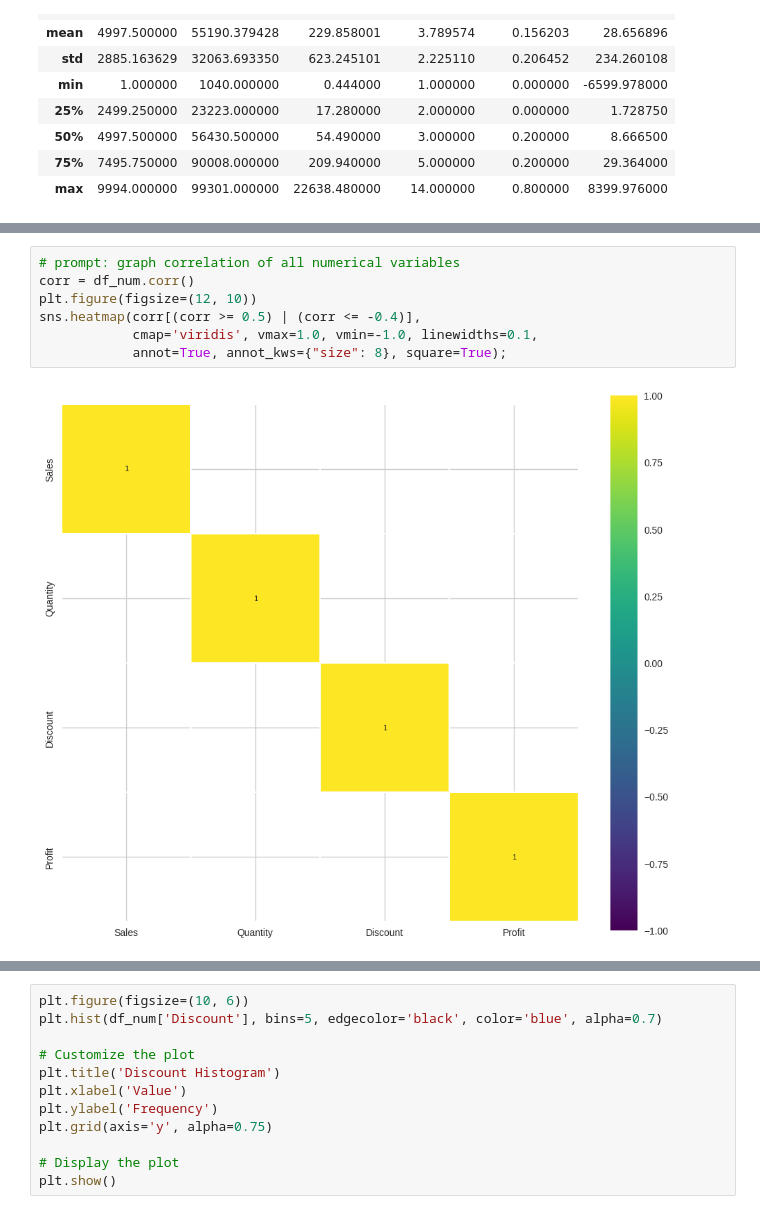
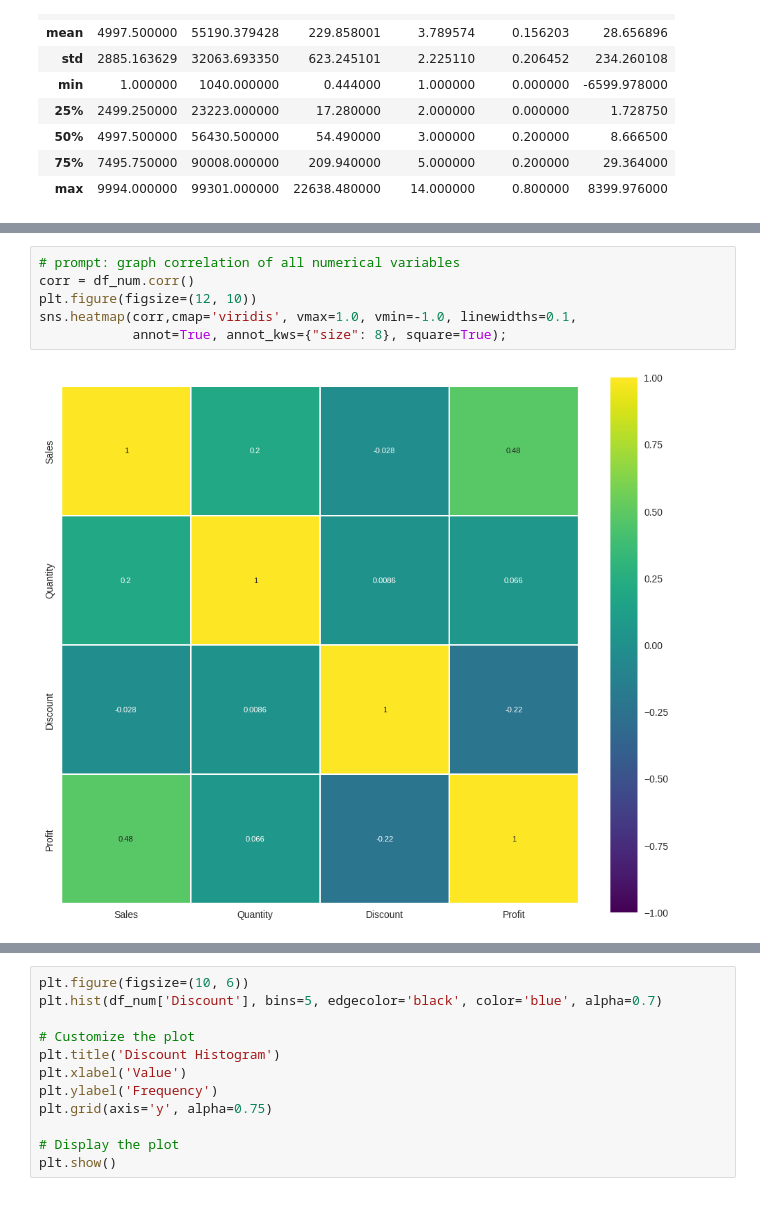
Before and after one commit to sheikita/SDS-Clustering, a Jupyter notebook: TestSegmentation.ipynb, the cells around one changed output, grey strips where cells are left out. Drawn from its saved outputs; the diff is of its cells as text.

```diff
--- a/TestSegmentation.ipynb
+++ b/TestSegmentation.ipynb
@@ -181,11 +155,10 @@ plt.gca().spines[['top', 'right',]].set_visible(False)
 # %%
 # prompt: graph correlation of all numerical variables
 corr = df_num.corr()
 plt.figure(figsize=(12, 10))
-sns.heatmap(corr[(corr >= 0.5) | (corr <= -0.4)],
-            cmap='viridis', vmax=1.0, vmin=-1.0, linewidths=0.1,
+sns.heatmap(corr,cmap='viridis', vmax=1.0, vmin=-1.0, linewidths=0.1,
             annot=True, annot_kws={"size": 8}, square=True);
 # %% [output]
-[figure, old version]
+[figure, new version]
 # %%
 plt.figure(figsize=(10, 6))
```
Also changed, not shown: parts of 8 cells of this notebook.
